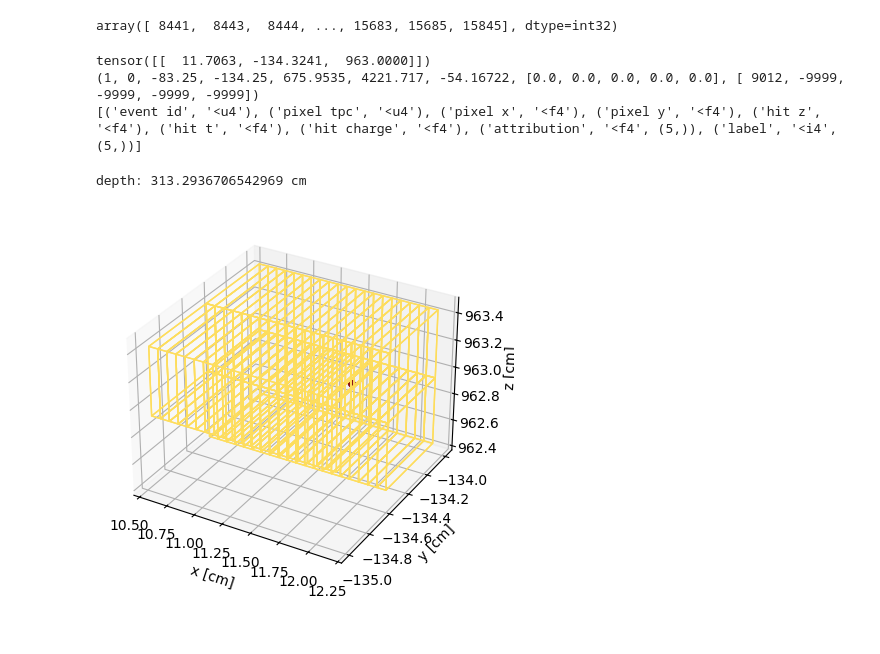
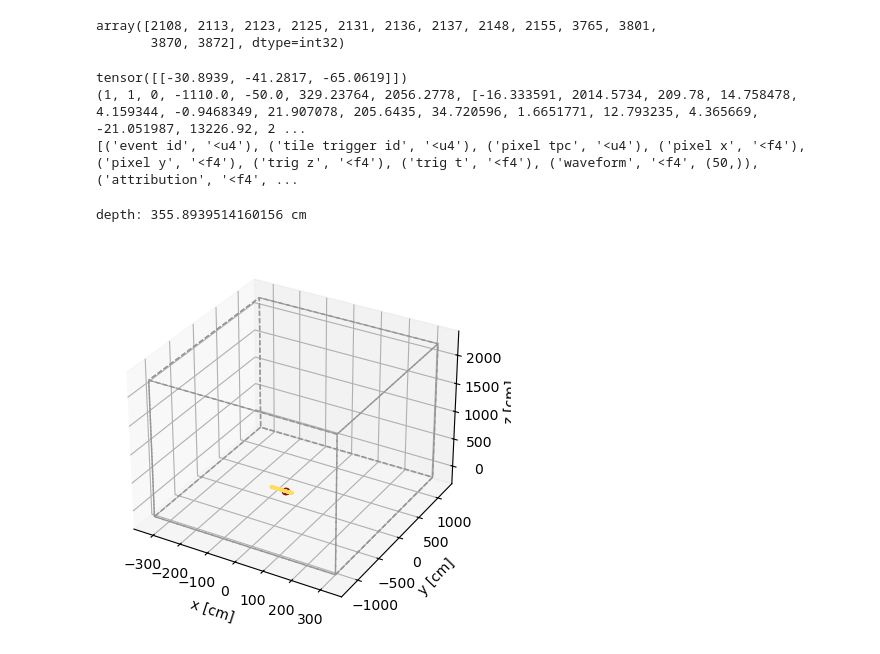
Before and after one commit to DanielMDouglas/GAMPixPy, a Jupyter notebook: examples/Rad_depth_from_disk.ipynb, the cells around one changed output. Drawn from its saved outputs; the diff is of its cells as text; code cells hidden in the pictures.

Commit message:
updated CrossReferenceParser example (rad_depth_from_disk -- should be a separate thing eventually)

```diff
--- a/examples/Rad_depth_from_disk.ipynb
+++ b/examples/Rad_depth_from_disk.ipynb
@@ -7,20 +7,16 @@ import scipy.stats as st
 import h5py
 import torch
 # %%
-# load config files
-detector_config = config.preset_detector_configs['far_detector_vd']
-physics_config = config.default_physics_params
-readout_config = config.preset_readout_configs['GAMPixD_segment_tagging']
-
 # the input and output files of the simulation for cross-referencing
-edepsim_path = '/sdf/data/neutrino/yuntse/lartpc_rd/gampix/g4/rad/fullgeoanatruth-vd-reduced_g4_00.h5'
-sim_output_path = '/sdf/data/neutrino/dougl215/gampixpy/rad/rad_fullgeoanatruth-vd-reduced_g4_00_2Mhz_segmentlabel_5labels.h5'
+edepsim_path = './inputs/muon_1-4GeV.h5'
+sim_output_path = './outputs/muon_1-4GeV_demo.h5'
 
 # use the CrossReferenceParser analysis tool for easy browsing of these
 # two files in parallel
 crp = analysis.CrossReferenceParser(edepsim_path,
                                     sim_output_path,
-                                    readout_config=readout_config)
+                                    #config_manager = conf,
+                                   )
 
 crp.event_id = 1
 
@@ -29,10 +25,11 @@ crp.event_id = 1
 # so we can just iterate through everything, if desired
 crp.label_list
 # %% [output]
-array([ 8441,  8443,  8444, ..., 15683, 15685, 15845], dtype=int32)
+array([2108, 2113, 2123, 2125, 2131, 2136, 2137, 2148, 2155, 3765, 3801,
+       3870, 3872], dtype=int32)
 # %%
 # okay, let's grab this segment and its associated hits
-crp.label = 9012
+crp.label = 2131
 
 # we've set the event_id and label attributes already,
 # but we can also call this like crp.get_data(event_id = 1, label = 9885)
@@ -48,22 +45,25 @@ print (segment_start)
 print (pixel_hits[0])
 print (pixel_hits.dtype)
 # %% [output]
-tensor([[  11.7063, -134.3241,  963.0000]])
-(1, 0, -83.25, -134.25, 675.9535, 4221.717, -54.16722, [0.0, 0.0, 0.0, 0.0, 0.0], [ 9012, -9999, -9999, -9999, -9999])
-[('event id', '<u4'), ('pixel tpc', '<u4'), ('pixel x', '<f4'), ('pixel y', '<f4'), ('hit z', '<f4'), ('hit t', '<f4'), ('hit charge', '<f4'), ('attribution', '<f4', (5,)), ('label', '<i4', (5,))]
+tensor([[-30.8939, -41.2817, -65.0619]])
+(1, 1, 0, -1110.0, -50.0, 329.23764, 2056.2778, [-16.333591, 2014.5734, 209.78, 14.758478, 4.159344, -0.9468349, 21.907078, 205.6435, 34.720596, 1.6651771, 12.793235, 4.365669, -21.051987, 13226.92, 2 ...
+[('event id', '<u4'), ('tile trigger id', '<u4'), ('pixel tpc', '<u4'), ('pixel x', '<f4'), ('pixel y', '<f4'), ('trig z', '<f4'), ('trig t', '<f4'), ('waveform', '<f4', (50,)), ('attribution', '<f4', ...
 # %%
 # Let's calculate the depth of the first segment's start point
 # by referencing the geometry defined within the detector config file.
+config_manager = crp.get_configs()
+detector_config = config_manager.detector_config
+readout_config = config_manager.readout_config
 depth = torch.dot(segment_start[0] - detector_config['drift_volumes']['volume_0']['anode_center'],
                   detector_config['drift_volumes']['volume_0']['drift_axis']).item()
 print ("depth:", depth/cm, "cm")
 # %% [output]
-depth: 313.2936706542969 cm
+depth: 355.8939514160156 cm
 # %%
 from gampixpy.plotting import *
 from gampixpy import coordinates
 from gampixpy import readout_objects
-coordinate_manager = coordinates.CoordinateManager(detector_config)
+coordinate_manager = coordinates.CoordinateManager(config_manager)
 
 # display the G4 segments and the corresponding hit objects
 fig = plt.figure()
@@ -76,44 +76,43 @@ ax.set_zlabel(r'z [cm]')
 for seg_start, seg_stop in zip(segment_start,
                                segment_end):
     seg = np.stack((seg_start, seg_stop))
     ax.plot(*seg.T,
             color = SLACplots.stanford.cardinal_red)
     ax.scatter(*seg_start,
                color = SLACplots.stanford.cardinal_red)
     ax.scatter(*seg_stop,
                color = SLACplots.stanford.cardinal_red)
 
 # since we don't have a way to measure the time of ionization,
 # let's cheat and figure out the depth offset based on the true
 # ionization time.
 # This only makes sense to do for a diagnostic plot.
+physics_config = config_manager.physics_config
 v = physics_config['charge_drift']['drift_speed']
 z_offset = -t_start[0]*v
 
+PixelRecord = readout_objects.pixel_record_factory(config_manager)
 for this_hit in pixel_hits:
-    pixel_hit = readout_objects.PixelSample.from_numpy(this_hit)
-    plot_pixel_hit(ax, pixel_hit,
-                   coordinate_manager,
-                   readout_config,
-                   physics_config,
-                   detector_config,
-                   z_offset = z_offset,
-                   )
+    pixel_hit = PixelRecord.from_numpy(this_hit)
+    plot_pixel_record(ax, pixel_hit,
+                      coordinate_manager,
+                      config_manager=config_manager,
+                      z_offset = z_offset,
+                      )
 
 #plot_lim_margin = 1
 #ax.set_xlim(ax.get_xlim()[0]-plot_lim_margin,
 #            ax.get_xlim()[1]+plot_lim_margin)
 #ax.set_ylim(ax.get_ylim()[0]-plot_lim_margin,
 #            ax.get_ylim()[1]+plot_lim_margin)
 #ax.set_zlim(ax.get_zlim()[0]-plot_lim_margin,
 #            ax.get_zlim()[1]+plot_lim_margin)
 
 # un-comment to show the TPC volume boundaries
-#plot_drift_volumes(ax,
-#                  detector_config)
+plot_drift_volumes(ax, config_manager)
 plt.show()
 # %% [output]
-[figure, old version]
+[figure, new version]
 # %%
 # let's get the relevant info from the hits for this vertex
 # we can measure the pixel position (x-y in TPC coordinates)
```
Also changed, not shown: parts of 2 cells of this notebook, 5 other files.
